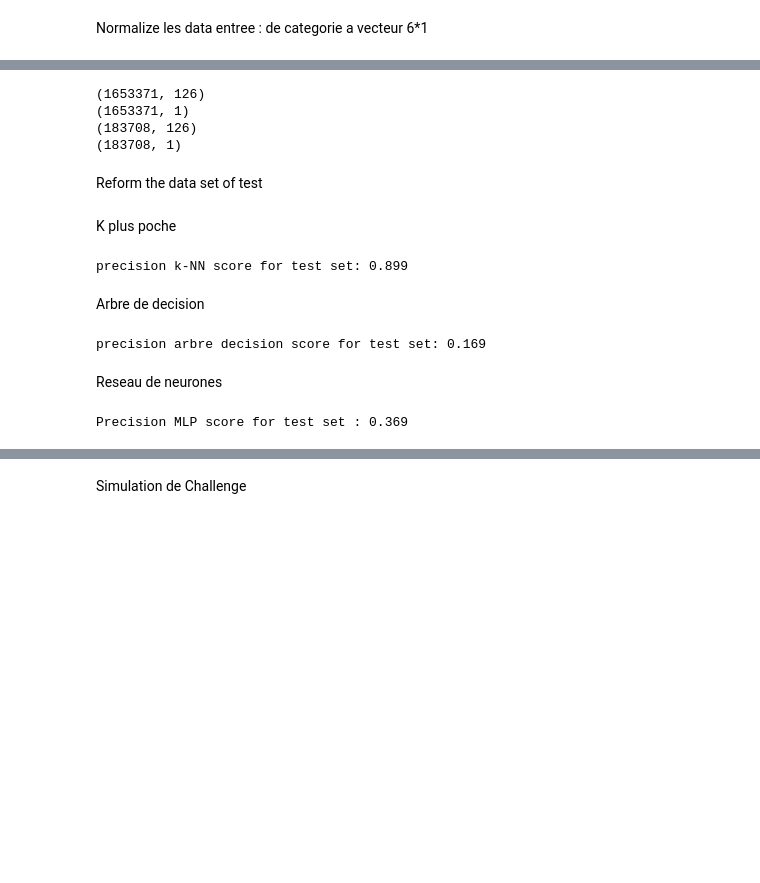
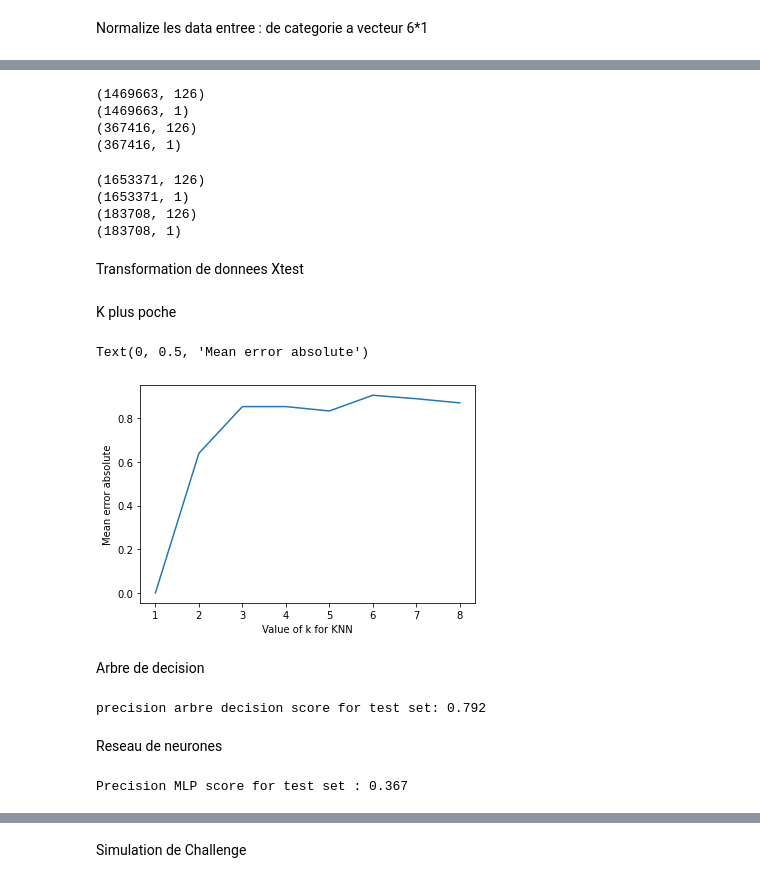
Before and after one commit to yufei-liu-source/Machine_Learning, a Jupyter notebook: projetML.ipynb, the cells around one changed output, grey strips where cells are left out. Drawn from its saved outputs; the diff is of its cells as text; code cells hidden in the pictures; blank space fills up the shorter version.

```diff
--- a/projetML.ipynb
+++ b/projetML.ipynb
@@ -156,0 +183,4 @@ print(y.shape)
+# %%
+Xtest_part_OHE = enc.transform(X1).toarray()
+print(Xtest_part_OHE.shape)
+print(Xtest_part_OHE[1,:])
@@ -157,4 +195,14 @@ print(y.shape)
 # %%
 from sklearn.model_selection import train_test_split
 
-X_train, X_test, y_train, y_test = train_test_split(ans, y, test_size=0.1)
+X_train, X_test, y_train, y_test = train_test_split(ans, y, test_size=0.2, random_state=12)
+
+print(X_train.shape)
+print(y_train.shape)
+print(X_test.shape)
+print(y_test.shape)
+# %% [output]
+(1469663, 126)
+(1469663, 1)
+(367416, 126)
+(367416, 1)
@@ -199,4 +251,4 @@ X_train, X_test, y_train, y_test = train_test_split(ans, y, test_size=0.1)
 (183708, 126)
 (183708, 1)
 # %% [markdown]
-Reform the data set of test
+Transformation de donnees Xtest
@@ -206,24 +255,43 @@ ans2 = enc.transform(Xtest_input).toarray()
 # %% [markdown]
 K plus poche
 # %%
-# from sklearn.neighbors import KNeighborsClassifier
+from sklearn.neighbors import KNeighborsClassifier
 
-# kppv = KNeighborsClassifier(n_neighbors = 1,  metric='euclidean')
-# kppv.fit(X_train, y_train.ravel())
+kppv = KNeighborsClassifier(n_neighbors = 1,  metric='euclidean')
+kppv.fit(X_train, y_train.ravel())
 
-# print('precision k-NN score for test set: %.3f' % kppv.score(X_test[1200:3000,:], y_test[1200:3000,:]))
-#y_true, y_pred = y_test, kppv.predict(X_test)
-#print(classification_report(y_true, y_pred))
+print('precision k-NN score for test set: %.3f' % kppv.score(X_test[0:3000,:], y_test[0:3000,:]))
+y_true, y_pred = y_test, kppv.predict(X_test)
-# %% [output]
-precision k-NN score for test set: 0.899
+# %%
+from sklearn.model_selection import train_test_split
+
+X_train, X_test, y_train, y_test = train_test_split(X1, y1, test_size=0.1,random_state=42)
+##KNN
+from sklearn.neighbors import KNeighborsClassifier
+from sklearn import metrics
+k_range=range(1,9)
+scores_list =[]
+for k in k_range:
+    knn = KNeighborsClassifier(n_neighbors=k)
+    knn.fit(Xtest_part_OHE, y1.ravel())
+    y_pred = knn.predict(Xtest_part_OHE)
+    scores_list.append(metrics.mean_absolute_error(y1,y_pred))
+
+import matplotlib.pyplot as plt
+plt.plot(k_range,scores_list)
+plt.xlabel("Value of k for KNN")
+plt.ylabel("Mean error absolute")
+# %% [output]
+Text(0, 0.5, 'Mean error absolute')
+[figure, added]
 # %% [markdown]
 Arbre de decision
 # %%
 from sklearn.tree import DecisionTreeClassifier
 
-dtree = DecisionTreeClassifier(criterion="gini")
+dtree = DecisionTreeClassifier(criterion='gini', class_weight='balanced')
 dtree.fit(X_train, y_train.ravel())
 
 print('precision arbre decision score for test set: %.3f' % dtree.score(X_test, y_test))
 # %% [output]
-precision arbre decision score for test set: 0.169
+precision arbre decision score for test set: 0.792
@@ -232,8 +306,8 @@ Reseau de neurones
 # %%
 from sklearn.neural_network import MLPClassifier
 
-ann = MLPClassifier(hidden_layer_sizes=(10,10), activation='relu', solver='adam')
+ann = MLPClassifier(hidden_layer_sizes=21, activation='tanh', solver='adam')
 ann.fit(X_train,y_train.ravel())
 print('Precision MLP score for test set : %.3f' % ann.score(X_test,y_test))
 # %% [output]
-Precision MLP score for test set : 0.369
+Precision MLP score for test set : 0.367
```
Also changed, not shown: parts of 20 cells of this notebook.
